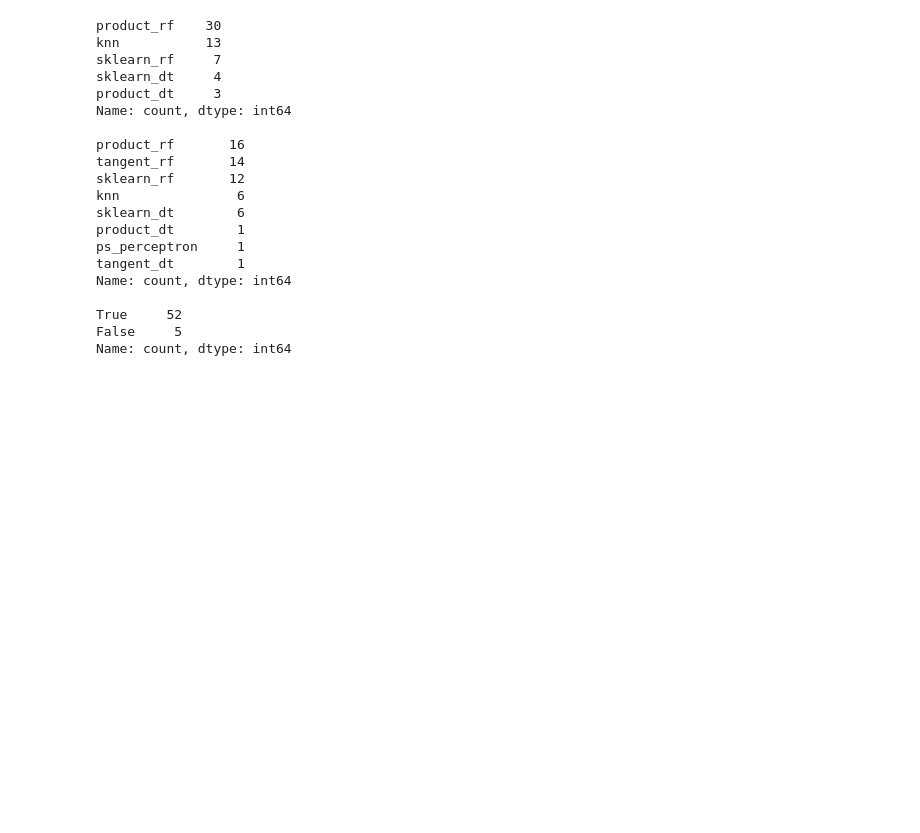
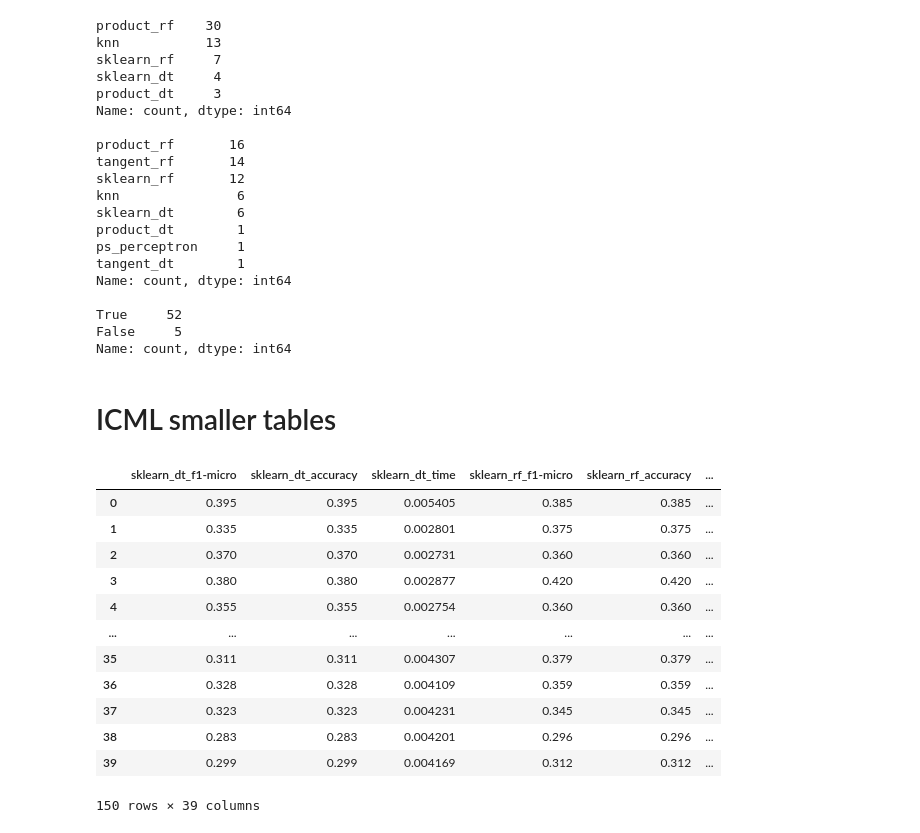
Before and after one commit to dydact/manify, a Jupyter notebook: notebooks/32_big_table.ipynb, the cells around one changed output. Cells and saved outputs as stored; diff of their text form; code cells hidden in the pictures; blank space fills up the shorter version.

```diff
--- a/notebooks/32_big_table.ipynb
+++ b/notebooks/32_big_table.ipynb
@@ -497,3 +516,30 @@ Name: count, dtype: int64
 True     52
 False     5
 Name: count, dtype: int64
+# %% [markdown]
+# ICML smaller tables
+# %%
+all_c = pd.concat(
+    [
+        class_sig,
+        graphs_c,
+        vae
+    ]
+)
+all_c = all_c.drop(columns=["embedding", "seed", "trial", "task"])
+# all_c = all_c[[c for c in all_c.columns if "accuracy" in c]]
+all_c
+# %% [output]
+|  | sklearn_dt_f1-micro | sklearn_dt_accuracy | sklearn_dt_time | sklearn_rf_f1-micro | sklearn_rf_accuracy | ... |
+| 0 | 0.395 | 0.395 | 0.005405 | 0.385 | 0.385 | ... |
+| 1 | 0.335 | 0.335 | 0.002801 | 0.375 | 0.375 | ... |
+| 2 | 0.370 | 0.370 | 0.002731 | 0.360 | 0.360 | ... |
+| 3 | 0.380 | 0.380 | 0.002877 | 0.420 | 0.420 | ... |
+| 4 | 0.355 | 0.355 | 0.002754 | 0.360 | 0.360 | ... |
+| ... | ... | ... | ... | ... | ... | ... |
+| 35 | 0.311 | 0.311 | 0.004307 | 0.379 | 0.379 | ... |
+| 36 | 0.328 | 0.328 | 0.004109 | 0.359 | 0.359 | ... |
+| 37 | 0.323 | 0.323 | 0.004231 | 0.345 | 0.345 | ... |
+| 38 | 0.283 | 0.283 | 0.004201 | 0.296 | 0.296 | ... |
+| 39 | 0.299 | 0.299 | 0.004169 | 0.312 | 0.312 | ... |
+150 rows × 39 columns
```
Also changed, not shown: parts of 10 cells of this notebook, 11 other files.
